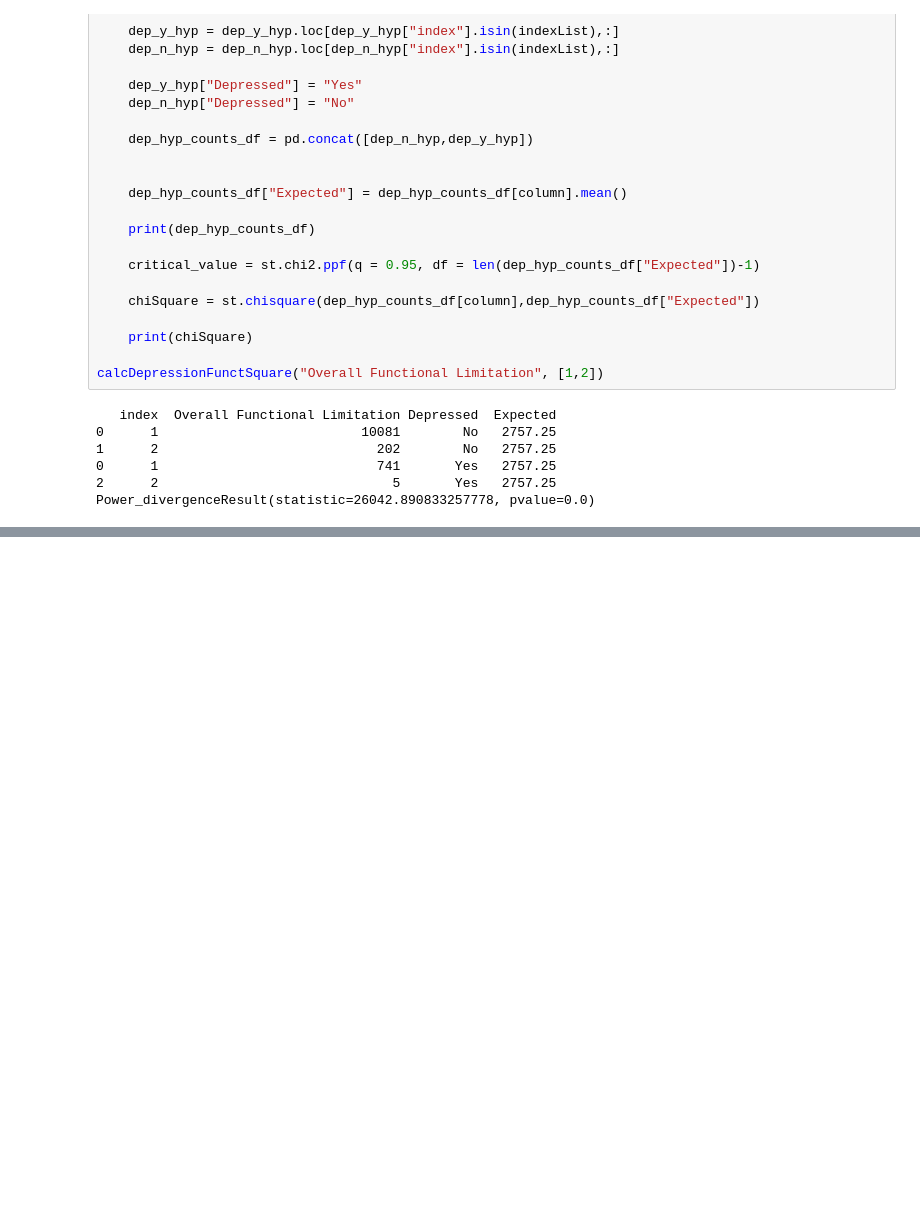
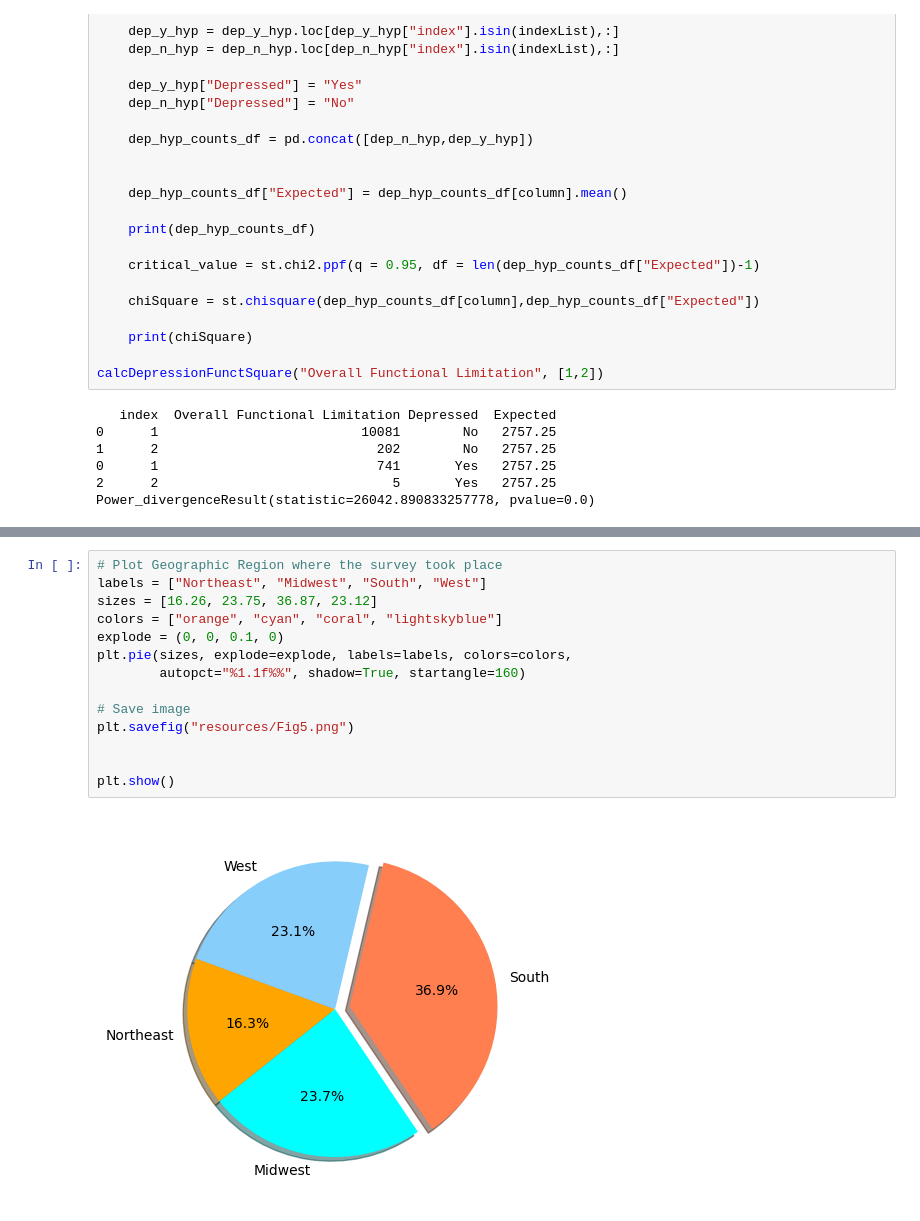
Before and after one commit to ShipraGupta16/Project_1, a Jupyter notebook: cdc_codes2.ipynb, the cells around one changed output, grey strips where cells are left out. Cells and saved outputs as stored; diff of their text form; blank space fills up the shorter version.

```diff
--- a/cdc_codes2.ipynb
+++ b/cdc_codes2.ipynb
@@ -291,0 +423,16 @@ Power_divergenceResult(statistic=26042.890833257778, pvalue=0.0)
+# %%
+# Plot Geographic Region where the survey took place
+labels = ["Northeast", "Midwest", "South", "West"]
+sizes = [16.26, 23.75, 36.87, 23.12]
+colors = ["orange", "cyan", "coral", "lightskyblue"]
+explode = (0, 0, 0.1, 0)
+plt.pie(sizes, explode=explode, labels=labels, colors=colors,
+        autopct="%1.1f%%", shadow=True, startangle=160)
+
+# Save image
+plt.savefig("resources/Fig5.png")
+
+
+plt.show()
+# %% [output]
+[figure, added]
```
Also changed, not shown: parts of 19 cells of this notebook.
